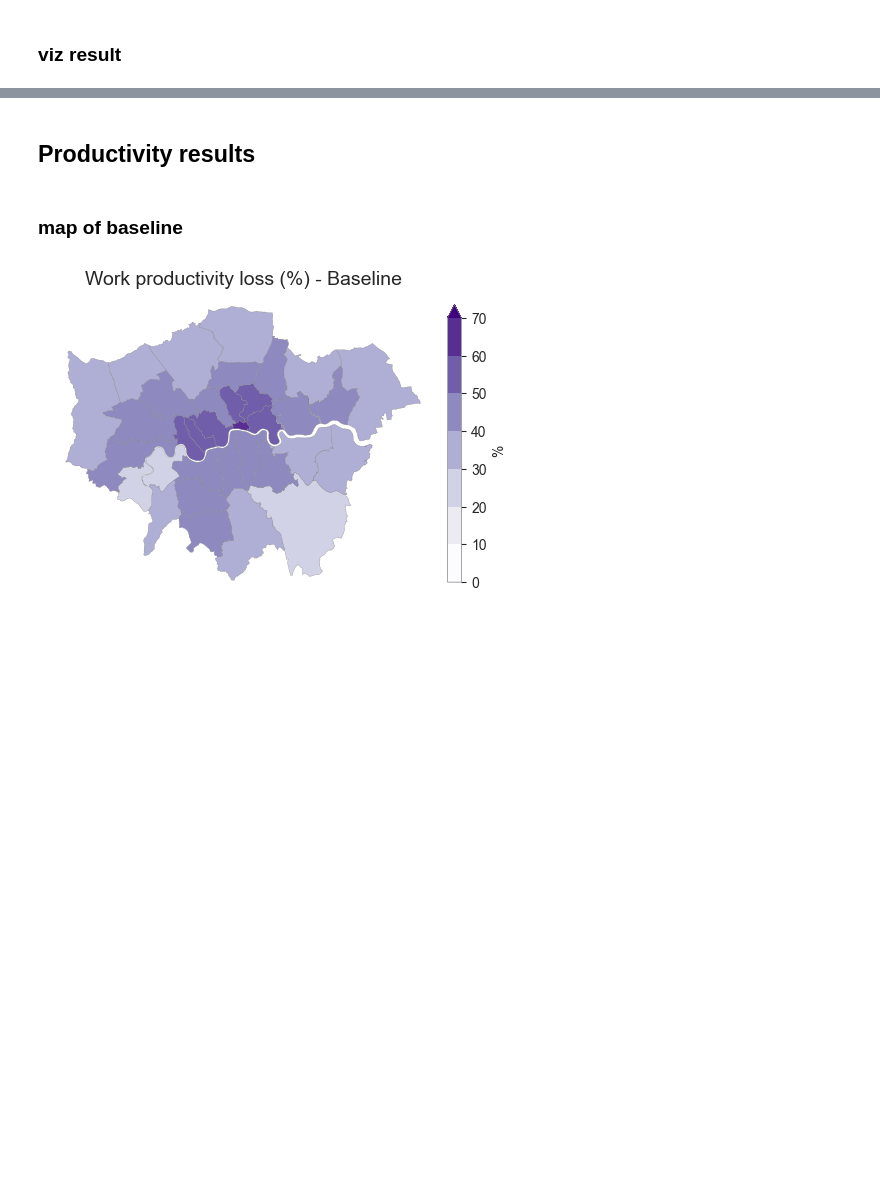
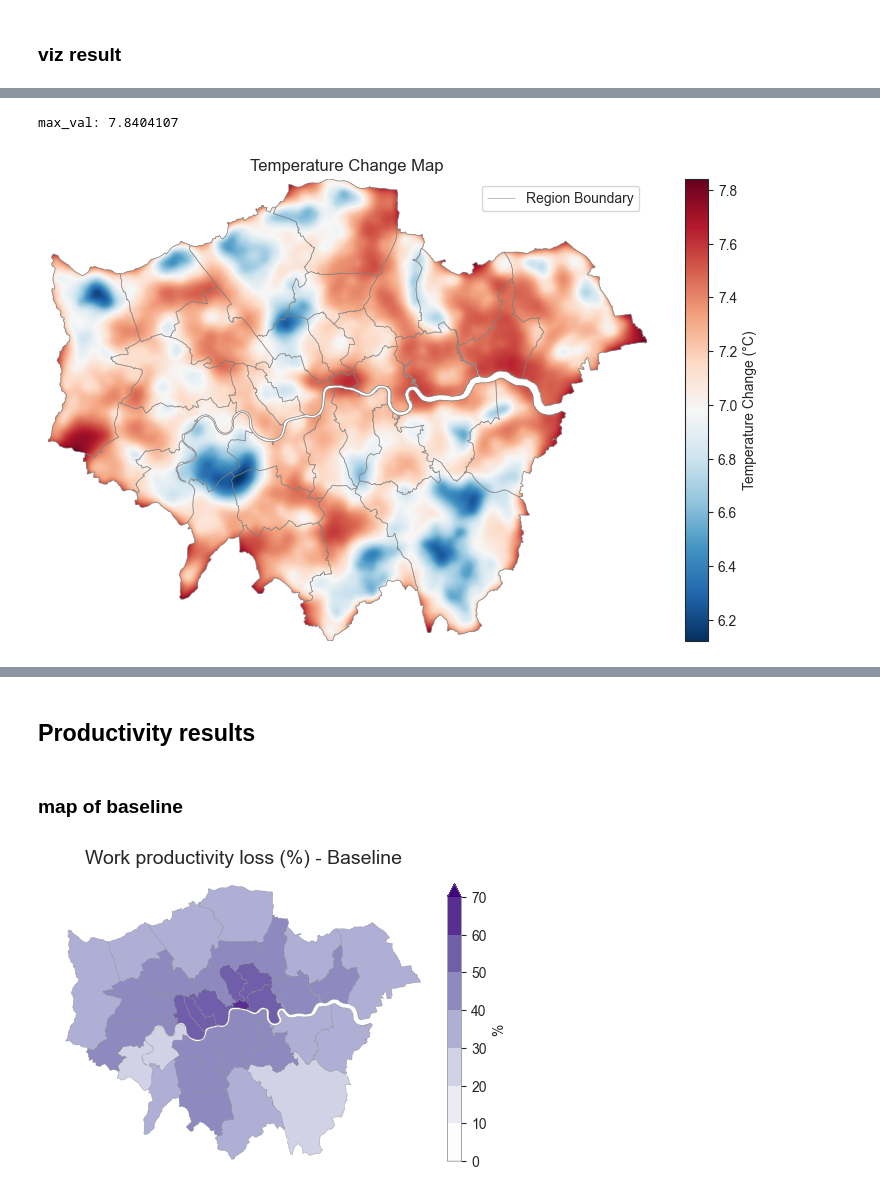
Before and after one commit to natcap/urban-cooling-health, a Jupyter notebook: code/invest_result_analysis.ipynb, the cells around one changed output, grey strips where cells are left out. Drawn from its saved outputs; the diff is of its cells as text; code cells hidden in the pictures; blank space fills up the shorter version.

```diff
--- a/code/invest_result_analysis.ipynb
+++ b/code/invest_result_analysis.ipynb
@@ -226,0 +321,80 @@ Pixels with value > 0: 36610247
+# %%
+import matplotlib.colors as mcolors
+
+
+# Open the temperature change raster
+with rasterio.open(temp_change_output_path) as src:
+    temp_change = src.read(1, masked=True)  # stays as masked array
+
+    # If nodata wasn’t written, you can mask -9999 on the fly:
+    if src.nodata is None:
+        temp_change = np.ma.masked_where(temp_change == -9999.0, temp_change)
+
+    transform = src.transform  # Get transform info
+    extent = [src.bounds.left, src.bounds.right, src.bounds.bottom, src.bounds.top]
+
+
+
+## ~~~~~~~~~~~~~~~~~~~~~~~~~~~~~~~~~~~~~~~~~~~~~~~~~~~~~~~~~~
+# # Check if all values are negative
+# if np.nanmax(temp_change) <= 0:
+#     cmap = "Blues"  # Use a single-hue blue color scale
+# else:
+#     cmap = "RdBu_r"  # Use diverging red-blue if both positive & negative exist
+
+# # Define a custom normalization: zero values in white
+# norm = mcolors.TwoSlopeNorm(vmin=np.nanmin(temp_change), vcenter=0, vmax=np.nanmax(temp_change))
+## ~~~~~~~~~~~~~~~~~~~~~~~~~~~~~~~~~~~~~~~~~~~~~~~~~~~~~~~~~~
+
+## ----------------------------------------------------------
+# Compute value distribution
+min_val = np.nanmin(temp_change)
+max_val = np.nanmax(temp_change)
+print('max_val:', max_val)
+
+# If all values are negative, use a single-hue colormap
+if max_val <= 0:
+    cmap = "Blues"
+else:
+    cmap = "RdBu_r"  # Diverging colormap
+
+# Custom normalization: Zero in white, shorten positive range
+if min_val < 0 < max_val:
+    pos_percentile = np.percentile(temp_change[temp_change > 0], 70)  # Focus on 85% quantile for positive values
+    norm = mcolors.TwoSlopeNorm(vmin=min_val, vcenter=0, vmax=pos_percentile)
+else:
+    norm = mcolors.Normalize(vmin=min_val, vmax=max_val)
+## ----------------------------------------------------------
+
+
+# --- Plot ---
+fig, ax = plt.subplots(figsize=(10, 6))
+
+# Plot the temperature change raster
+im = ax.imshow(temp_change, cmap=cmap, norm=norm, extent=extent, origin="upper")
+
+# Overlay the shapefile boundary
+aoi_adm.boundary.plot(ax=ax, edgecolor="gray", linewidth=0.5, alpha=0.7, label="Region Boundary")
+
+# Add colorbar
+cbar = plt.colorbar(im, ax=ax)
+cbar.set_label("Temperature Change (°C)")
+
+# Formatting
+plt.title("Temperature Change Map")
+ax.set_axis_off()
+# plt.xlabel("Longitude")
+# plt.ylabel("Latitude")
+plt.grid(False)
+plt.legend()
+
+# # Save the figure
+# f = "temperature_change_map_" + v + ".png"
+# output_plot_path = os.path.join(figures_dir, f)
+# plt.savefig(output_plot_path, dpi=300, bbox_inches="tight", transparent=True)
+
+# Show the plot
+plt.show()
+# %% [output]
+max_val: 7.8404107
+[figure, added]
```
Also changed, not shown: parts of 30 cells of this notebook, 1 other file.
